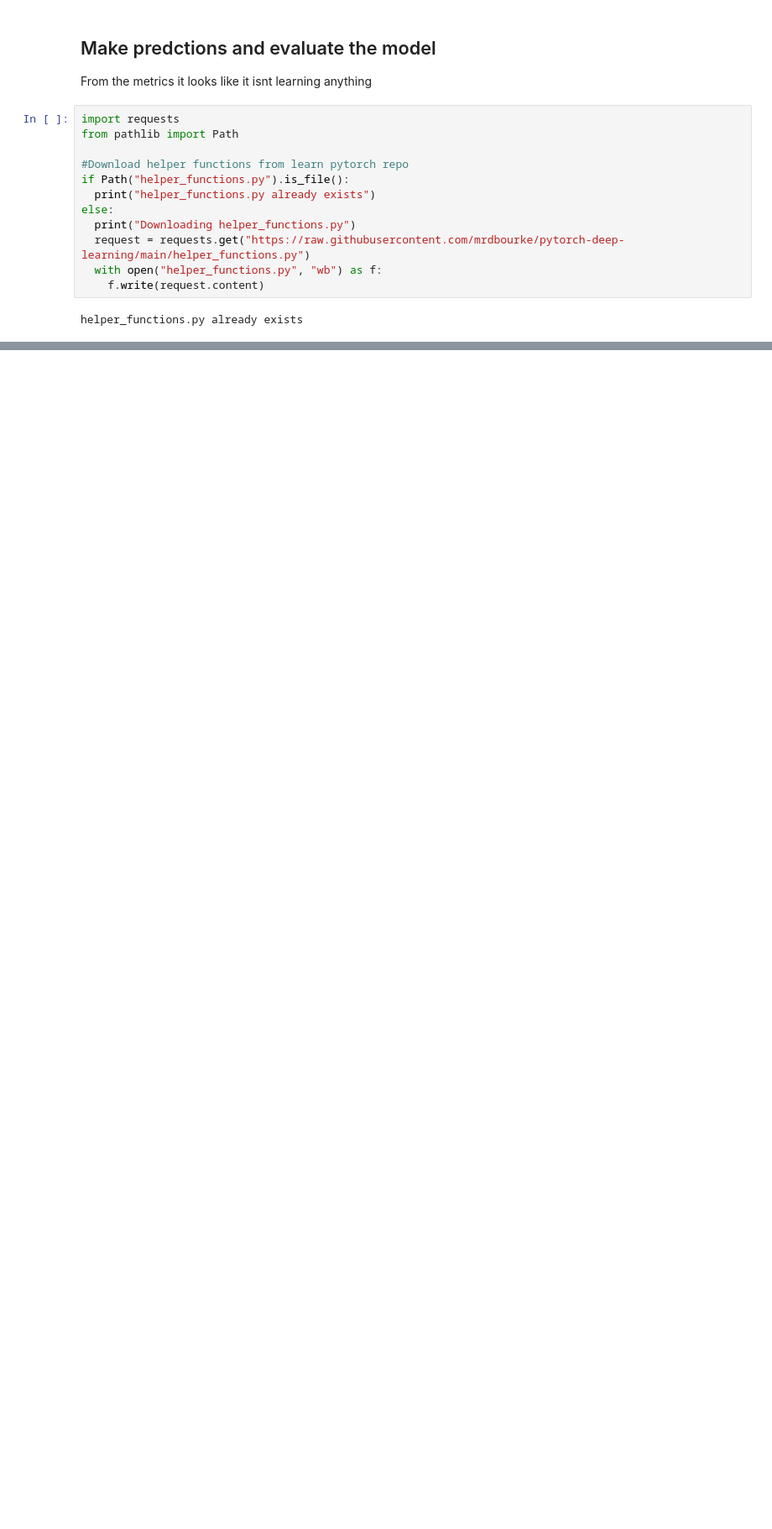
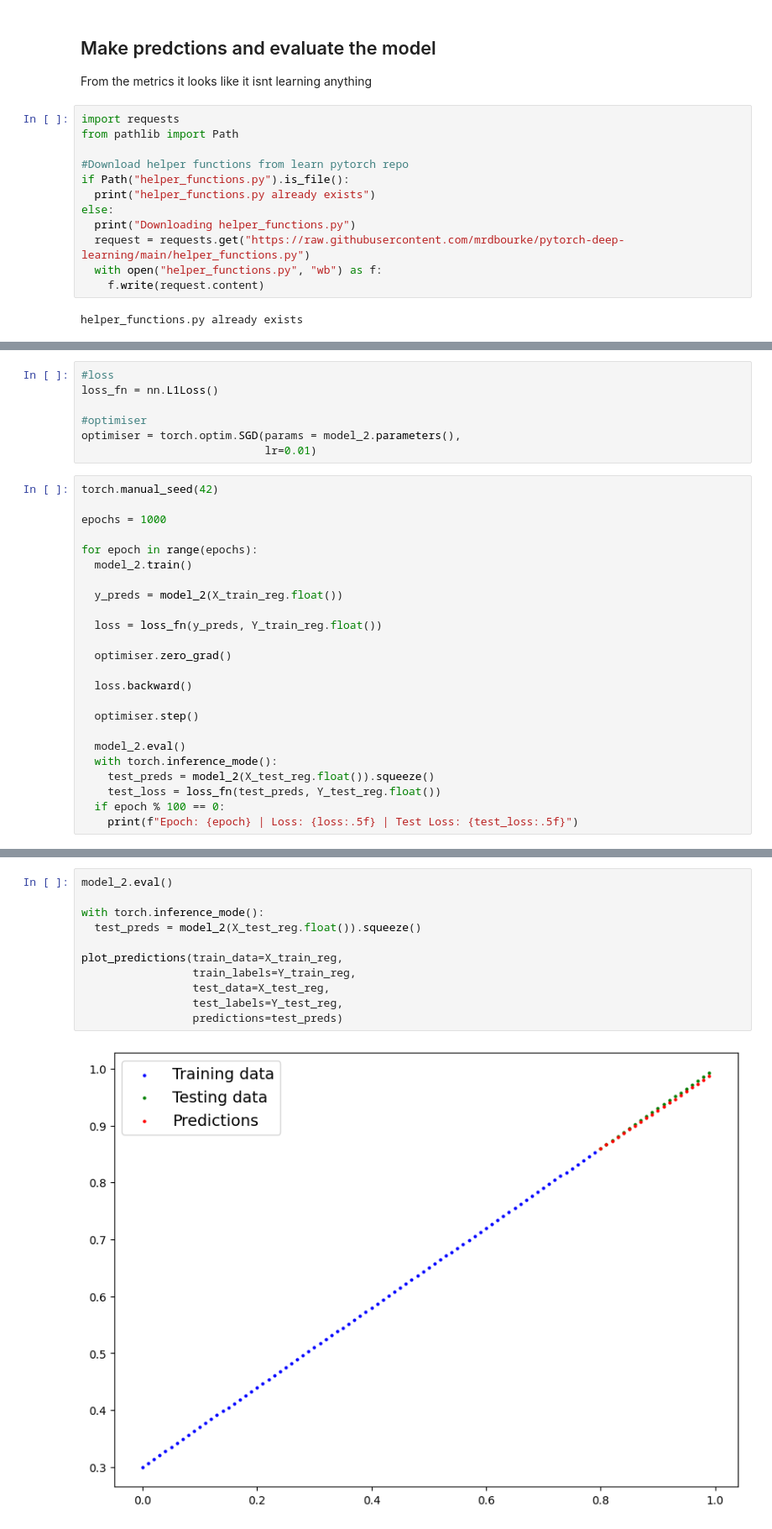
Before and after one commit to vandana10/deeplearning-using-pytorch, a Jupyter notebook: neural_network_classification_pytorch.ipynb, the cells around one changed output, grey strips where cells are left out. Shown: that part at 84% size. Cells and saved outputs as stored; diff of their text form; blank space fills up the shorter version.

```diff
--- a/neural_network_classification_pytorch.ipynb
+++ b/neural_network_classification_pytorch.ipynb
@@ -329,0 +508,31 @@ plot_decision_boundary(model_0, X_test_tensor, Y_test_tensor)
+# %%
+#loss
+loss_fn = nn.L1Loss()
+
+#optimiser
+optimiser = torch.optim.SGD(params = model_2.parameters(),
+                            lr=0.01)
+# %%
+torch.manual_seed(42)
+
+epochs = 1000
+
+for epoch in range(epochs):
+  model_2.train()
+
+  y_preds = model_2(X_train_reg.float())
+
+  loss = loss_fn(y_preds, Y_train_reg.float())
+
+  optimiser.zero_grad()
+
+  loss.backward()
+
+  optimiser.step()
+
+  model_2.eval()
+  with torch.inference_mode():
+    test_preds = model_2(X_test_reg.float()).squeeze()
+    test_loss = loss_fn(test_preds, Y_test_reg.float())
+  if epoch % 100 == 0:
+    print(f"Epoch: {epoch} | Loss: {loss:.5f} | Test Loss: {test_loss:.5f}")
@@ -329,0 +550,13 @@ plot_decision_boundary(model_0, X_test_tensor, Y_test_tensor)
+# %%
+model_2.eval()
+
+with torch.inference_mode():
+  test_preds = model_2(X_test_reg.float()).squeeze()
+
+plot_predictions(train_data=X_train_reg,
+                 train_labels=Y_train_reg,
+                 test_data=X_test_reg,
+                 test_labels=Y_test_reg,
+                 predictions=test_preds)
+# %% [output]
+[figure, added]
```
Also changed, not shown: parts of 23 cells of this notebook.
